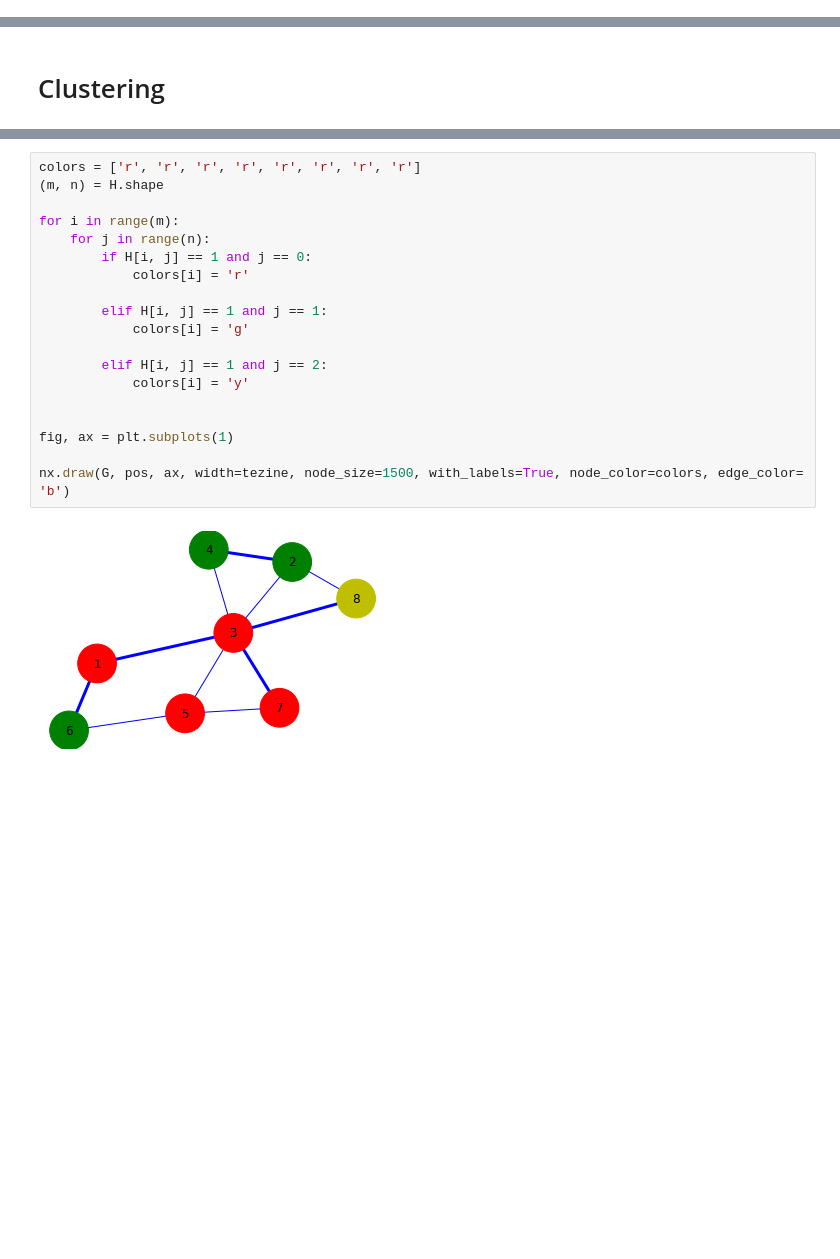
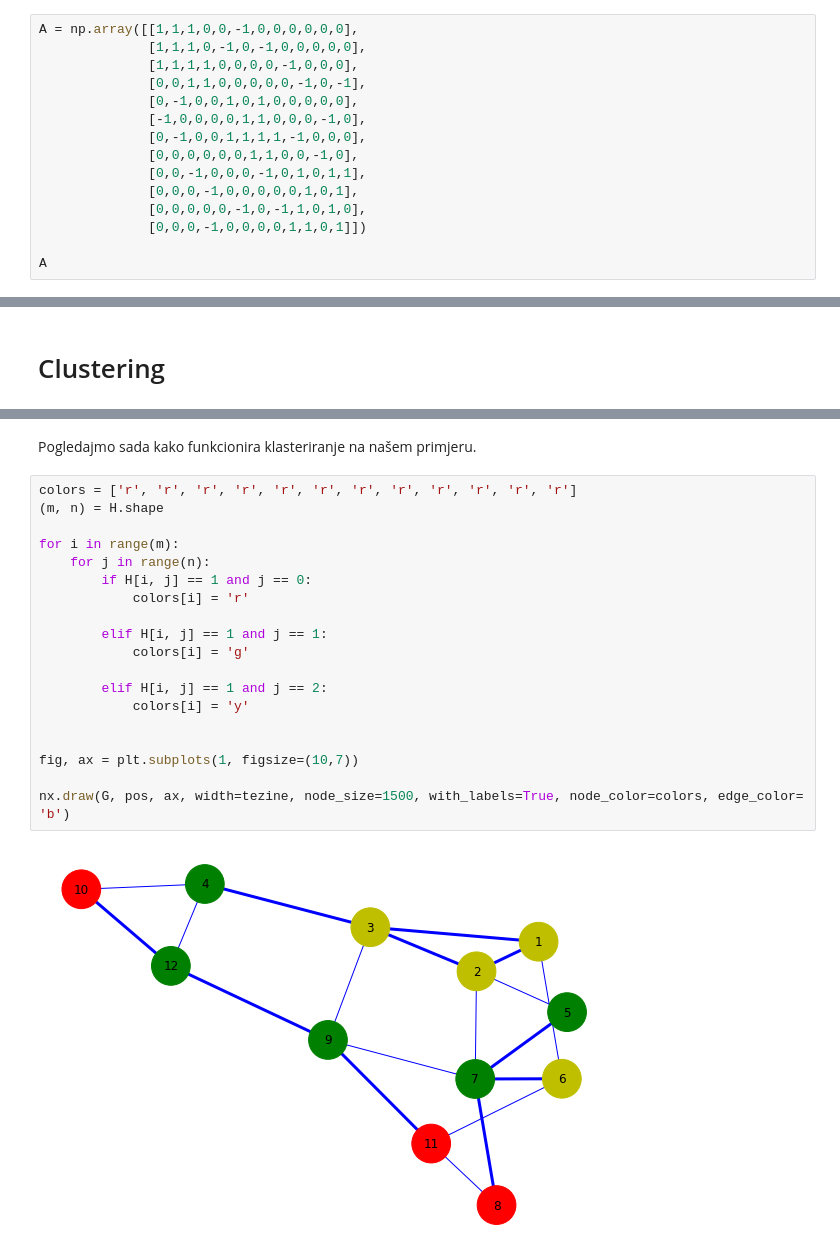
Before and after one commit to nikolasunara/USPP, a Jupyter notebook: LowRankCode.ipynb, the cells around one changed output, grey strips where cells are left out. Cells and saved outputs as stored; diff of their text form; blank space fills up the shorter version.

```diff
--- a/LowRankCode.ipynb
+++ b/LowRankCode.ipynb
@@ -86,0 +96,15 @@ array([[ 1,  0,  1,  0,  0,  1,  0,  0],
+# %%
+A = np.array([[1,1,1,0,0,-1,0,0,0,0,0,0],
+              [1,1,1,0,-1,0,-1,0,0,0,0,0],
+              [1,1,1,1,0,0,0,0,-1,0,0,0],
+              [0,0,1,1,0,0,0,0,0,-1,0,-1],
+              [0,-1,0,0,1,0,1,0,0,0,0,0],
+              [-1,0,0,0,0,1,1,0,0,0,-1,0],
+              [0,-1,0,0,1,1,1,1,-1,0,0,0],
+              [0,0,0,0,0,0,1,1,0,0,-1,0],
+              [0,0,-1,0,0,0,-1,0,1,0,1,1],
+              [0,0,0,-1,0,0,0,0,0,1,0,1],
+              [0,0,0,0,0,-1,0,-1,1,0,1,0],
+              [0,0,0,-1,0,0,0,0,1,1,0,1]])
+
+A
@@ -291,21 +353,23 @@ nx.draw(G, pos, ax, width=tezine, node_size=1500, with_labels=True, node_color='
+# %% [markdown]
+Pogledajmo sada kako funkcionira klasteriranje na našem primjeru.
 # %%
-colors = ['r', 'r', 'r', 'r', 'r', 'r', 'r', 'r']
+colors = ['r', 'r', 'r', 'r', 'r', 'r', 'r', 'r', 'r', 'r', 'r', 'r']
 (m, n) = H.shape
 
 for i in range(m):
     for j in range(n):
         if H[i, j] == 1 and j == 0:
             colors[i] = 'r'
 
         elif H[i, j] == 1 and j == 1:
             colors[i] = 'g'
 
         elif H[i, j] == 1 and j == 2:
             colors[i] = 'y'
 
 
-fig, ax = plt.subplots(1)
+fig, ax = plt.subplots(1, figsize=(10,7))
 
 nx.draw(G, pos, ax, width=tezine, node_size=1500, with_labels=True, node_color=colors, edge_color= 'b')
 # %% [output]
-[figure, old version]
+[figure, new version]
```
Also changed, not shown: parts of 15 cells of this notebook.
